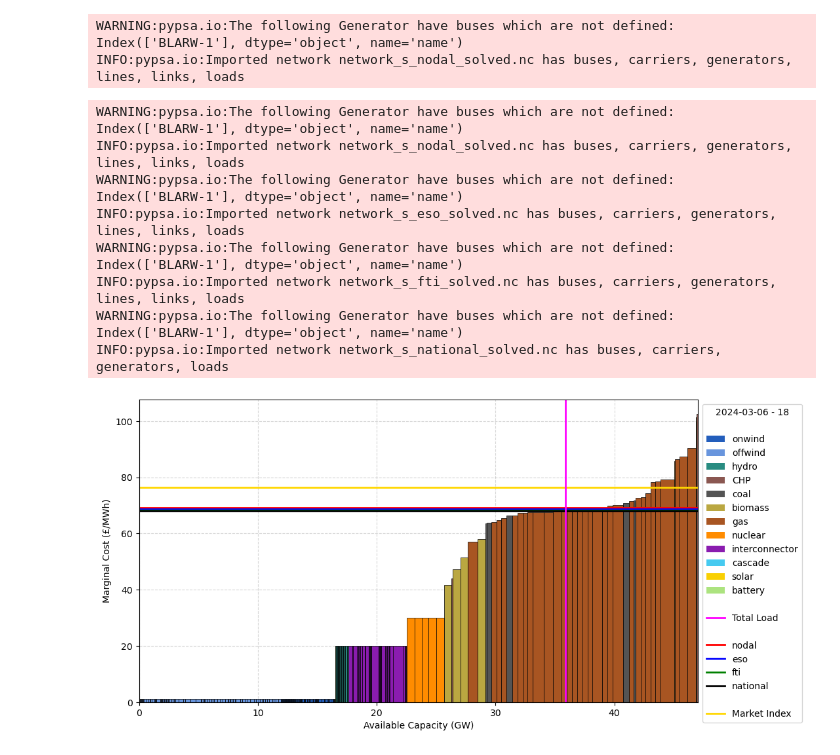
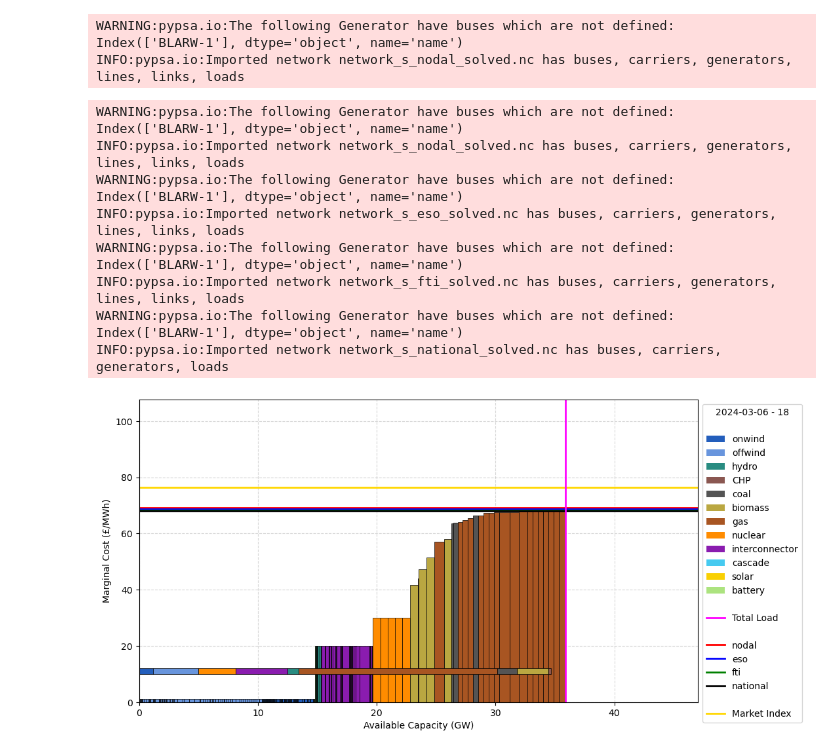
Before and after one commit to LukasFrankenQ/LMP, a Jupyter notebook: notebooks/match_wholesale.ipynb, the cells around one changed output. Cells and saved outputs as stored; diff of their text form; code cells hidden in the pictures.

```diff
--- a/notebooks/match_wholesale.ipynb
+++ b/notebooks/match_wholesale.ipynb
@@ -9,7 +9,7 @@ from io import StringIO
 from pathlib import Path
 import matplotlib.pyplot as plt
 # %%
-date = '2024-04-19'
+date = '2024-03-06'
 period = 18
 # %%
 def get_price(date, period):
@@ -28,6 +28,12 @@ def get_price(date, period):
         return float(col1.split(':')[-1])
 
 
+def get_bm_data(date, period):
+    data = pd.read_csv(Path.cwd().parent / 'resources' / 'live_data' / f'{date}_{period}' / 'elexon_bmus.csv', index_col=0)
+
+    return data['PN']
+
+
 price = get_price(date, period)
 # %% [output]
 volume:2690.550}
@@ -68,27 +74,45 @@ colors = {
 WARNING:pypsa.io:The following Generator have buses which are not defined:
 Index(['BLARW-1'], dtype='object', name='name')
 INFO:pypsa.io:Imported network network_s_nodal_solved.nc has buses, carriers, generators, lines, links, loads
+# %%
+bmu_loc = pd.read_csv(Path.cwd().parent / 'resources' / 'bmunits_loc.csv', index_col=0)[['lat', 'lon']]
 # %%
+from shapely.geometry import Point
+
 fig, ax = plt.subplots(1, 1, figsize=(11, 6))
 
+bm_data = get_bm_data(date, period)
 
 gen = n.generators.sort_values(by=['marginal_cost', 'carrier'])
+gen = pd.concat((
+    gen, n.generators_t.p.T.rename(columns={n.generators_t.p.index[0]: 'p'})
+), axis=1)
 gen.drop(gen[gen.p_nom == 0].index, inplace=True)
 
-gen["p_nom"] *= 1e-3
+gen = pd.concat((gen, bmu_loc.loc[gen.index], bm_data.loc[gen.index].mul(1e-3)), axis=1)
+gen["geometry"] = gen.apply(lambda x: Point(x.lon, x.lat), axis=1)
+
+gen[["p_nom", "p"]] *= 1e-3
+
+gen['diff'] = gen['p_nom'] - gen['p']
 
 gen['total_p_nom'] = gen['p_nom'].cumsum()
+gen['total_p'] = gen['p'].cumsum()
+
+col = 'p'
 
 for i, (bmu, row) in enumerate(gen.iterrows()):
+
     # ax.bar(bmu, row['p_nom'], color=colors[row['carrier']], edgecolor='black', linewidth=0.5)
     ax.bar(
-        row.total_p_nom - row.p_nom/2,
+        # row.total_p_nom - row.p_nom/2,
+        row['total_'+col] - row[col]/2,
         max(row.marginal_cost, 1),
-        width=row.p_nom,
+        width=row[col],
         # bottom=row.total_p_nom - row.p_nom,
         color=colors[row.carrier],
         edgecolor='black',
-        linewidth=0.5
+        linewidth=0.5,
         )
 
 handles = []
@@ -141,31 +165,47 @@ ax.legend(
     handles,
     labels,
     loc='upper left',
     bbox_to_anchor=(1, 1),
     title=f'{date} - {period}',
     )
 
 ax.set_xlabel('Available Capacity (GW)')
 ax.set_ylabel('Marginal Cost (£/MWh)')
 
 ax.axvline(n.loads.p_set.sum() * 1e-3, color=load_color, lw=2)
 ax.set_xlim(0, gen.p_nom.sum())
 
 ax.grid(True, linestyle='--', alpha=0.5)
 ax.set_axisbelow(True)
 
+# ax.axvline(bm_data.loc[bm_data > 0].sum()*1e-3, color=load_color, lw=5)
+carrier_dispatch = (
+    pd.concat((
+        gen[['carrier', 'p_nom', 'marginal_cost']],
+        bm_data.mul(1e-3)
+        ), axis=1)
+    .loc[gen.index]
+    .groupby('carrier')[['PN']].sum()
+    .iloc[::-1]
+)
+
+carrier_dispatch['total'] = carrier_dispatch.cumsum()
+
+for carrier, row in carrier_dispatch.loc[gen.carrier.unique()].iterrows():
+    ax.bar(row.total - row.PN/2, 2, width=row.PN, bottom=10, color=colors[carrier], edgecolor='black', linewidth=0.5)
+
 plt.show()
 # %% [output]
 WARNING:pypsa.io:The following Generator have buses which are not defined:
 Index(['BLARW-1'], dtype='object', name='name')
 INFO:pypsa.io:Imported network network_s_nodal_solved.nc has buses, carriers, generators, lines, links, loads
 WARNING:pypsa.io:The following Generator have buses which are not defined:
 Index(['BLARW-1'], dtype='object', name='name')
 INFO:pypsa.io:Imported network network_s_eso_solved.nc has buses, carriers, generators, lines, links, loads
 WARNING:pypsa.io:The following Generator have buses which are not defined:
 Index(['BLARW-1'], dtype='object', name='name')
 INFO:pypsa.io:Imported network network_s_fti_solved.nc has buses, carriers, generators, lines, links, loads
 WARNING:pypsa.io:The following Generator have buses which are not defined:
 Index(['BLARW-1'], dtype='object', name='name')
 INFO:pypsa.io:Imported network network_s_national_solved.nc has buses, carriers, generators, loads
-[figure, old version]
+[figure, new version]
```
Also changed, not shown: parts of 5 cells of this notebook.
